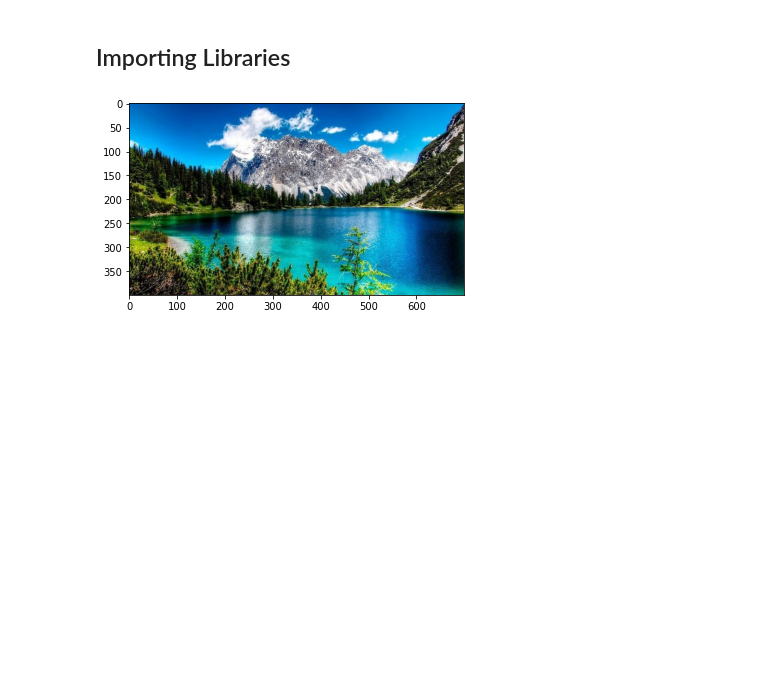
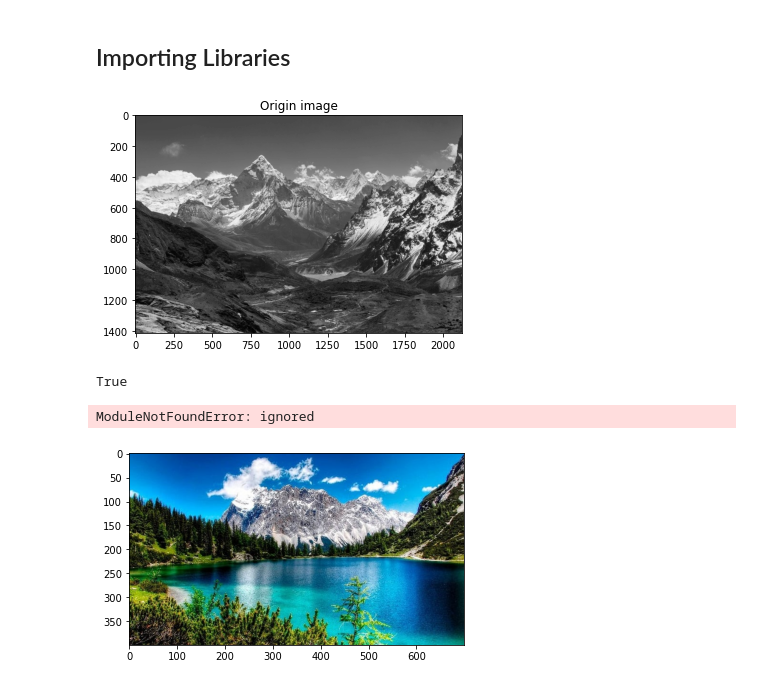
Before and after one commit to rafaelsangarcia/VisionComputarizada, a Jupyter notebook: Modulo2/Tareas/2_6_Google_Colab_Algoritmos_de_Mejoramiento_de_Imágenes_basado_por_Pixeles.ipynb, the cells around one changed output. Drawn from its saved outputs; the diff is of its cells as text; code cells hidden in the pictures; blank space fills up the shorter version.

```diff
--- a/Modulo2/Tareas/2_6_Google_Colab_Algoritmos_de_Mejoramiento_de_Imágenes_basado_por_Pixeles.ipynb
+++ b/Modulo2/Tareas/2_6_Google_Colab_Algoritmos_de_Mejoramiento_de_Imágenes_basado_por_Pixeles.ipynb
@@ -29,6 +29,26 @@ import skimage
 from scipy.ndimage.filters import gaussian_filter as gauss
 from scipy.ndimage.filters import median_filter as med
 import cv2
+# %%
+#get images
+img = cv2.imread('/content/drive/Shareddrives/Vision/TAREA 1/Data Imagenes/mountain.jpg')
+img = cv2.cvtColor(img, cv2.COLOR_BGR2GRAY)
+plt.title("Origin image")
+plt.imshow(img,cmap='gray')
+plt.show()
+# %% [output]
+[figure, added]
+# %%
+equ = cv2.equalizeHist(img)
+res = np.hstack((img,equ)) #Agrupa las imágenes una al lado de la otra
+cv2.imwrite('res.png',res)
+# %% [output]
+True
+# %%
+import image_slicer
+image_slicer.slice(img, 14)
+# %% [output]
+ModuleNotFoundError: ignored
 # %%
 original_image = Image.open('data/image.jpg')
 plt.imshow(original_image)
```
